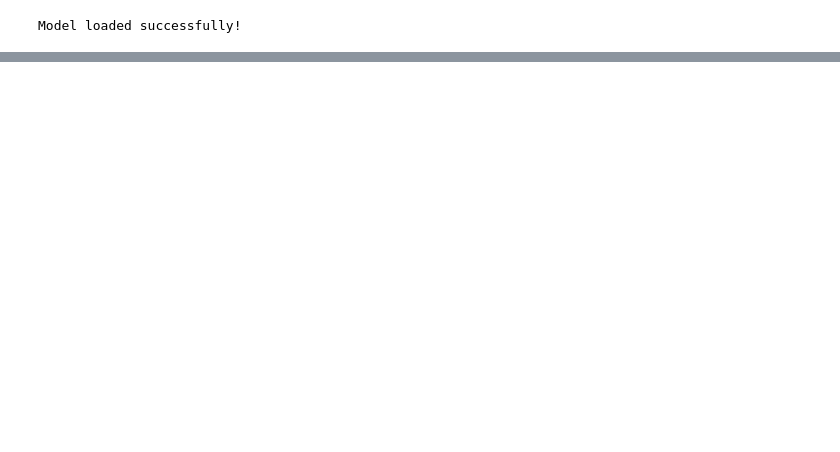
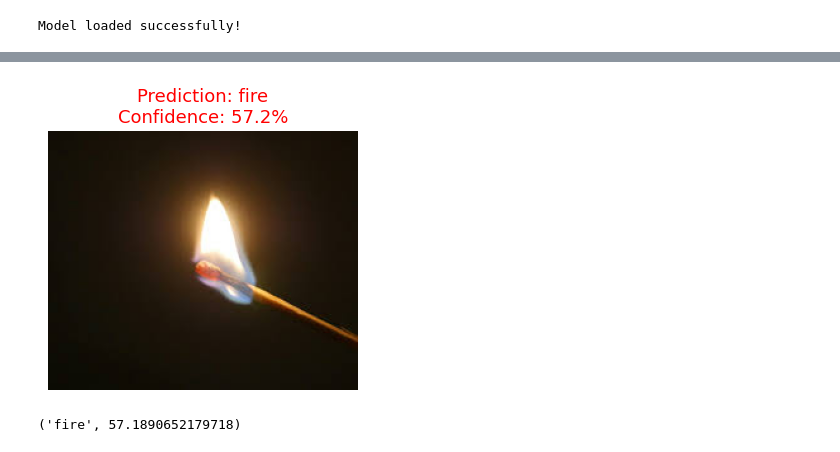
Before and after one commit to keshav2603/fire-detection, a Jupyter notebook: notebooks/03_evaluate.ipynb, the cells around one changed output, grey strips where cells are left out. Saved outputs shown, nothing was run; the diff lists cells and outputs as text; code cells hidden in the pictures; blank space fills up the shorter version.

Commit message:
model retrain

```diff
--- a/notebooks/03_evaluate.ipynb
+++ b/notebooks/03_evaluate.ipynb
@@ -87,0 +166,41 @@ weighted avg       1.00      0.99      1.00       200
+# %%
+from PIL import Image
+
+def predict_image(image_path):
+    img = Image.open(image_path).convert("RGB")
+
+    transform = transforms.Compose([
+        transforms.Resize((224, 224)),
+        transforms.ToTensor(),
+        transforms.Normalize(
+            mean=[0.485, 0.456, 0.406],
+            std=[0.229, 0.224, 0.225]
+        )
+    ])
+
+    tensor = transform(img).unsqueeze(0).to(device)
+
+    with torch.no_grad():
+        output = model(tensor)
+        prob   = torch.softmax(output, dim=1)
+        pred   = output.argmax(1).item()
+        conf   = prob[0][pred].item() * 100
+
+    # display
+    plt.figure(figsize=(4, 4))
+    plt.imshow(img)
+    plt.title(
+        f"Prediction: {class_names[pred]}\nConfidence: {conf:.1f}%",
+        color="red" if class_names[pred] == "fire" else "green",
+        fontsize=13
+    )
+    plt.axis("off")
+    plt.show()
+
+    return class_names[pred], conf
+
+# test it — swap path for any image you have
+predict_image("../sample1.jpeg")
+# %% [output]
+[figure, added]
+('fire', 57.1890652179718)
```
Also changed, not shown: parts of 5 cells of this notebook, 3 other files.
